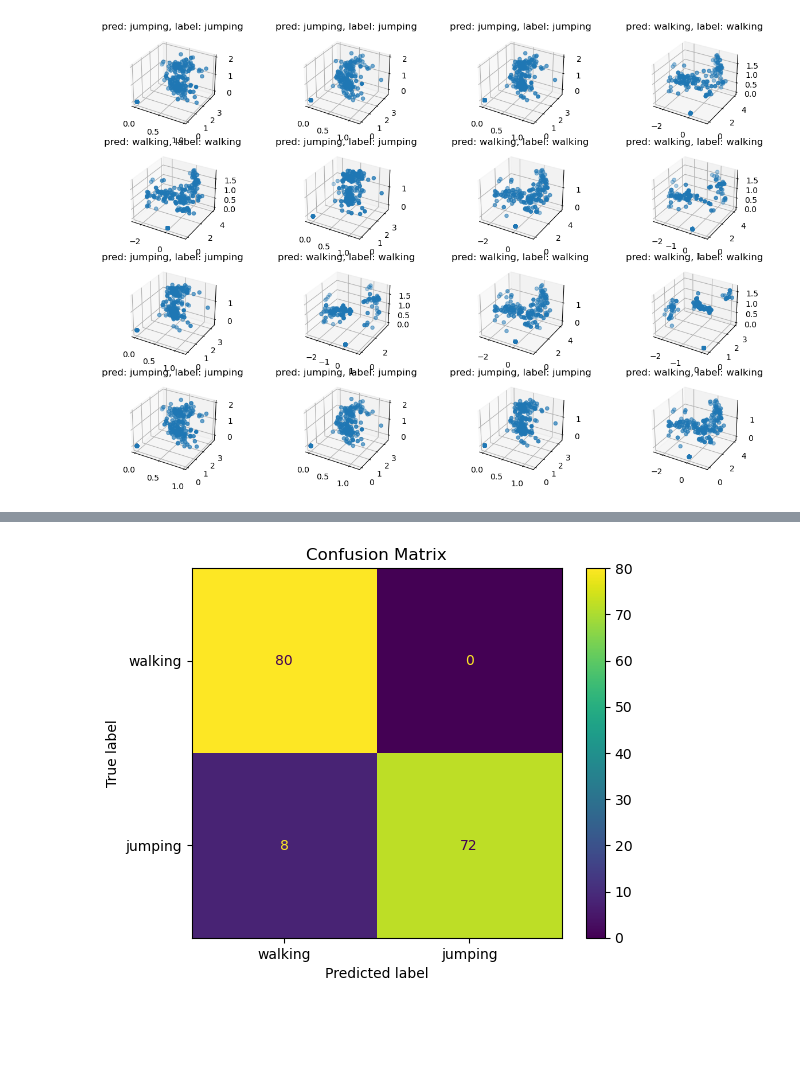
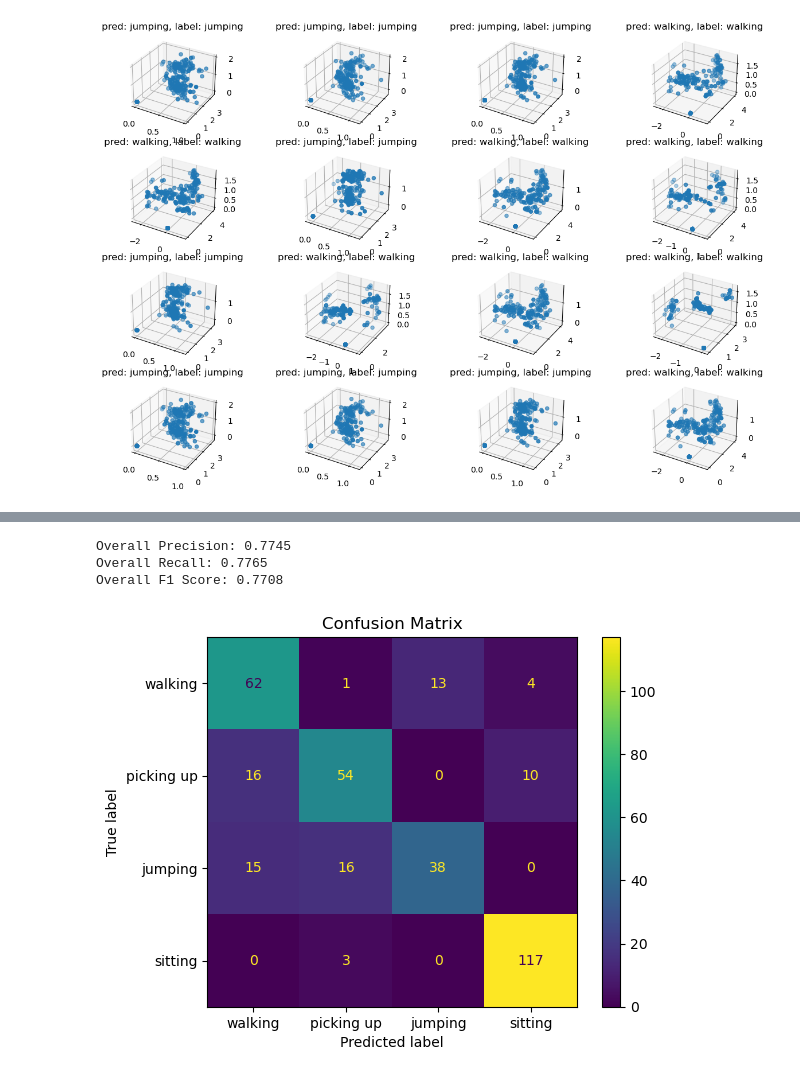
Before and after one commit to kzho904/P4P-mmWave, a Jupyter notebook: MMWave_Radar_Human_Tracking_and_Fall_detection/PointNET.ipynb, the cells around one changed output, grey strips where cells are left out. Cells and saved outputs as stored; diff of their text form; code cells hidden in the pictures; blank space fills up the shorter version.

Commit message:
new data for all other comparison models

```diff
--- a/MMWave_Radar_Human_Tracking_and_Fall_detection/PointNET.ipynb
+++ b/MMWave_Radar_Human_Tracking_and_Fall_detection/PointNET.ipynb
@@ -100,7 +98,7 @@ def parse_dataset(num_points, DATA_DIR):
 DATA_DIR = "cluster_data/padded"
 NUM_POINTS = 300
 NUM_FRAMES = 3
-NUM_CLASSES = 2
+NUM_CLASSES = 4
 BATCH_SIZE = 32
 train_points, test_points, train_labels, test_labels, CLASS_MAP = dataset_utils.parse_dataset(NUM_POINTS, DATA_DIR)
 
@@ -239,7 +199,7 @@ from tensorflow.keras.callbacks import EarlyStopping
 
 early_stopping_callback = EarlyStopping(
     monitor='val_loss',
-    patience=1,
+    patience=3,
     restore_best_weights=True
 )
 # %%
@@ -260,7 +220,7 @@ model.fit(
     train_dataset,
     epochs=20,
     validation_data=validation_dataset,
-    callbacks=[checkpoint_callback, early_stopping_callback]  # Add the checkpoint callback here
+    callbacks=[early_stopping_callback]  # Add the checkpoint callback here
 )
 # %% [output]
 Epoch 1/20
@@ -349,0 +300,23 @@ print(test_labels)
+# %%
+import numpy as np
+from sklearn.metrics import confusion_matrix, classification_report, accuracy_score
+
+# Make predictions on the test set
+predictions = model.predict(test_points)
+
+# Convert probabilities to predicted class labels (0, 1, 2 or 3)
+predicted_classes = np.argmax(predictions, axis=1)
+
+# Compute the confusion matrix
+conf_matrix = confusion_matrix(test_labels, predicted_classes)
+print("Confusion Matrix:")
+print(conf_matrix)
+
+# Classification report
+class_report = classification_report(test_labels, predicted_classes)
+print("Classification Report:")
+print(class_report)
+
+# Evaluate the model's accuracy
+accuracy = accuracy_score(test_labels, predicted_classes)
+print(f"Test Accuracy: {accuracy:.4f}")
@@ -350,19 +343,36 @@ print(test_labels)
+# %%
+from sklearn.metrics import confusion_matrix, classification_report, accuracy_score, precision_score, recall_score, f1_score
+# Compute overall precision, recall, and F1-score (weighted average by default)
+overall_precision = precision_score(test_labels, predicted_classes, average='weighted')
+overall_recall = recall_score(test_labels, predicted_classes, average='weighted')
+overall_f1 = f1_score(test_labels, predicted_classes, average='weighted')
+
+print(f"Overall Precision: {overall_precision:.4f}")
+print(f"Overall Recall: {overall_recall:.4f}")
+print(f"Overall F1 Score: {overall_f1:.4f}")
+# %% [output]
+Overall Precision: 0.7745
+Overall Recall: 0.7765
+Overall F1 Score: 0.7708
 # %%
+import matplotlib.pyplot as plt
 from sklearn.metrics import confusion_matrix, ConfusionMatrixDisplay
 # Plotting the confusion matrix
 # Compute the confusion matrix
-cm = confusion_matrix(test_labels, predictions)
+predicted_classes = np.argmax(predictions, axis=1)
+cm = confusion_matrix(test_labels, predicted_classes)
 
 # Plotting the confusion matrix
-class_names = ['walking','jumping']  # Based on your CLASS_MAP
+class_names = ['walking', 'picking up', 'jumping', 'sitting']  # Based on your CLASS_MAP
+# class_names = ['jumping','picking up','sitting','walking']
 disp = ConfusionMatrixDisplay(cm, display_labels=class_names)
 
 # Display the plot
 disp.plot()
 plt.title("Confusion Matrix")
 plt.show()
 # %% [output]
-[figure, old version]
+[figure, new version]
 # %%
 #reload model
 reload_model = keras.Model(inputs=inputs, outputs=outputs, name="pointnet")
```
Also changed, not shown: parts of 12 cells of this notebook, 3 other files.
